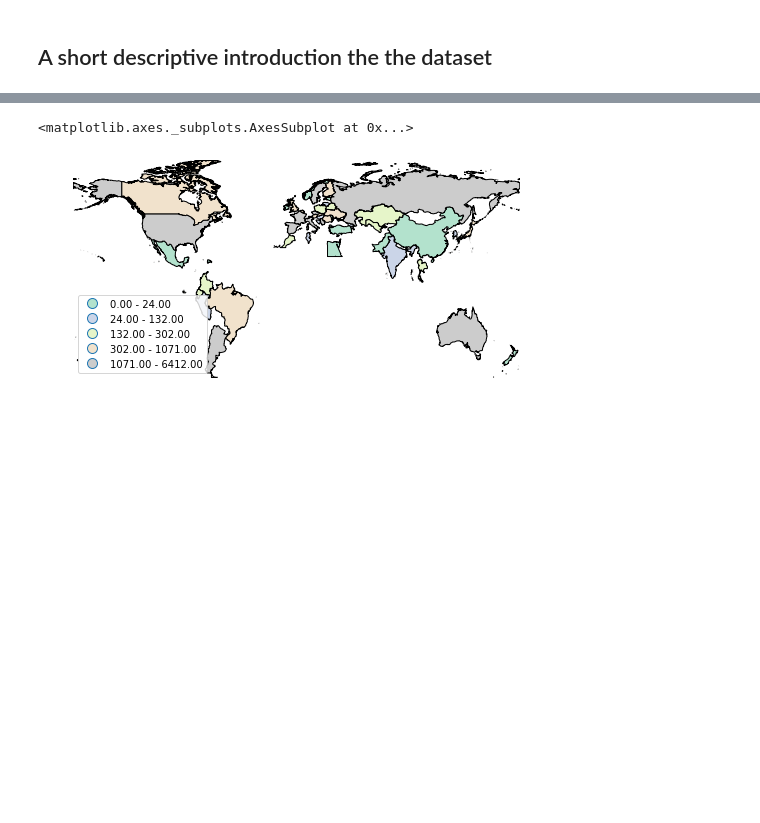
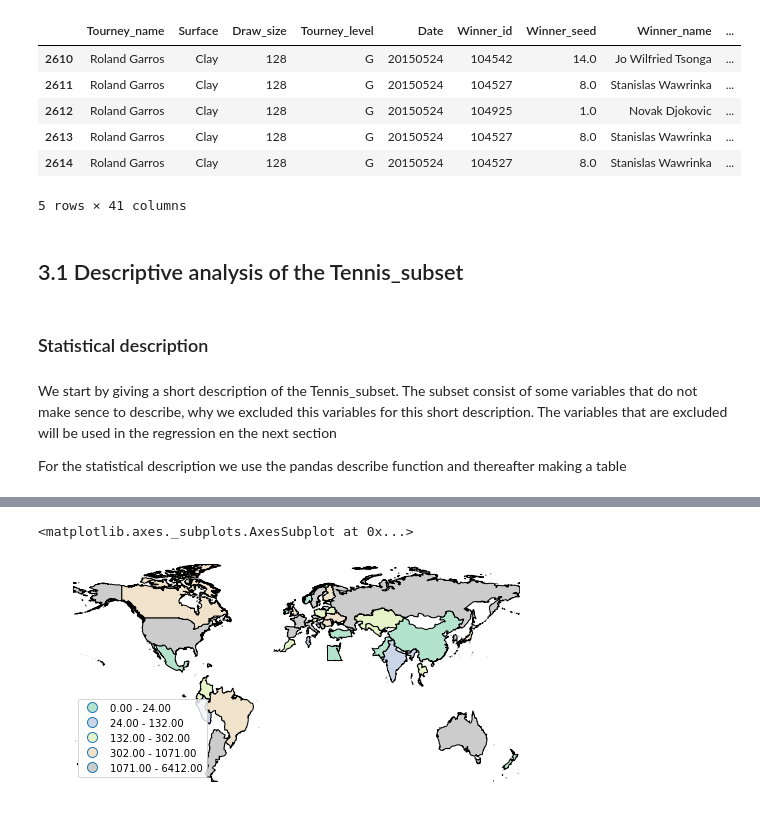
Before and after one commit to NumEconCopenhagen/projects-2019-ccl, a Jupyter notebook: dataproject/dataProject.ipynb, the cells around one changed output, grey strips where cells are left out. Saved outputs shown, nothing was run; the diff lists cells and outputs as text; code cells hidden in the pictures; blank space fills up the shorter version.

```diff
--- a/dataproject/dataProject.ipynb
+++ b/dataproject/dataProject.ipynb
@@ -75,39 +71,37 @@ Tennis_mod.head()
 # %%
-
-
-DATAPATH = "Dataset/atp-matches-dataset/"
-
-data = []
-
-for i in range(2000, 2016):
-    data.append(pd.read_csv(DATAPATH + "atp_matches_" + str(i) + ".csv", dtype={"winner_hand": str,"tourney_id": str}))
-
-data_tennis = pd.concat(data)
-
-data_tennis.describe()
-
-data_tennis.tail()
-
-data_tennis.columns =['Tourney_id','Tourney_name','Surface','Draw_size','Tourney_level','Date',
+# We are assigning all variables with a new name
+data_tennis.columns = ['Tourney_id','Tourney_name','Surface','Draw_size','Tourney_level','Date',
                       'Match_number','Winner_id', 'Winner_seed', 'Winner_entry',
        'Winner_name', 'Winner_hand', 'Winner_hight', 'Winner_country', 'Winner_age',
        'Winner_rank', 'Winner_rank_points', 'Loser_id', 'Loser_seed',
        'Loser_entry', 'Loser_name', 'Loser_hand', 'Loser_hight', 'Loser_country',
        'Loser_age', 'Loser_rank', 'Loser_rank_points', 'Match_score', 'best_of',
        'round', 'minutes', 'Winner_aces', 'Winner_double_faults', 'Winner_serve_points', 'Winner_1st_serve_in', 'Winner_1st_serve_won',
        'Winner_2nd_serve_won', 'Winner_serve_games_played', 'Winner_break_points_saved', 'Winner_break_points_faced', 'Loser_aces', 'Loser_double_faults','Loser_serve_points', 'Loser_1st_serve_in', 'Loser_1st_serve_won', 'Loser_2nd_serve_won', 'Loser_serve_games_played', 'Loser_break_points_saved',
        'Loser_break_points_faced']
-data_tennis.head()
-
-Tennis_subset = data_tennis[['Tourney_name','Surface','Draw_size','Tourney_level','Winner_id', 'Winner_seed',
+# we are indexing the master dataset and assigning it a new name: "Tennis_subset"
+Tennis_subset = data_tennis.loc[:,['Tourney_name', 'Surface', 'Draw_size', 'Tourney_level', 'Date', 'Winner_id', 'Winner_seed',
        'Winner_name', 'Winner_hand', 'Winner_hight', 'Winner_country', 'Winner_age',
        'Winner_rank', 'Loser_id', 'Loser_seed',
        'Loser_entry', 'Loser_name', 'Loser_hand', 'Loser_hight', 'Loser_country',
        'Loser_age', 'Loser_rank','minutes', 'Winner_aces', 'Winner_double_faults', 'Winner_serve_points', 'Winner_1st_serve_in', 'Winner_1st_serve_won',
        'Winner_2nd_serve_won', 'Winner_serve_games_played', 'Winner_break_points_saved', 'Winner_break_points_faced', 'Loser_aces', 'Loser_double_faults','Loser_serve_points', 'Loser_1st_serve_in', 'Loser_1st_serve_won', 'Loser_2nd_serve_won', 'Loser_serve_games_played', 'Loser_break_points_saved',
        'Loser_break_points_faced']]
 
-# Hey Jakob, Jeg har forsøgt at gruppere lande på antal sejre, således at spanien er det land med flest spillere som har vundet. Dette vil jeg så indsætte i world heatmap.
-most_wins = Tennis_subset.groupby('Winner_country').agg({'Winner_id':'count'}).fillna(0).sort_values(['Winner_id'], ascending=False).reset_index()
+Tennis_subset.tail()
+# %% [output]
+|  | Tourney_name | Surface | Draw_size | Tourney_level | Date | Winner_id | Winner_seed | Winner_name | ... |
+| 2610 | Roland Garros | Clay | 128 | G | 20150524 | 104542 | 14.0 | Jo Wilfried Tsonga | ... |
+| 2611 | Roland Garros | Clay | 128 | G | 20150524 | 104527 | 8.0 | Stanislas Wawrinka | ... |
+| 2612 | Roland Garros | Clay | 128 | G | 20150524 | 104925 | 1.0 | Novak Djokovic | ... |
+| 2613 | Roland Garros | Clay | 128 | G | 20150524 | 104527 | 8.0 | Stanislas Wawrinka | ... |
+| 2614 | Roland Garros | Clay | 128 | G | 20150524 | 104527 | 8.0 | Stanislas Wawrinka | ... |
+5 rows × 41 columns
-# %% [markdown]
-## A short descriptive introduction the the dataset
+# %% [markdown]
+## 3.1 Descriptive analysis of the Tennis_subset
+# %% [markdown]
+### Statistical description
+# %% [markdown]
+We start by giving a short description of the Tennis_subset. The subset consist of some variables that do not make sence to describe, why we excluded this variables for this short description. The variables that are excluded will be used in the regression en the next section
+
+For the statistical description we use the pandas describe function and thereafter making a table
```
Also changed, not shown: parts of 14 cells of this notebook, 6 other files.
